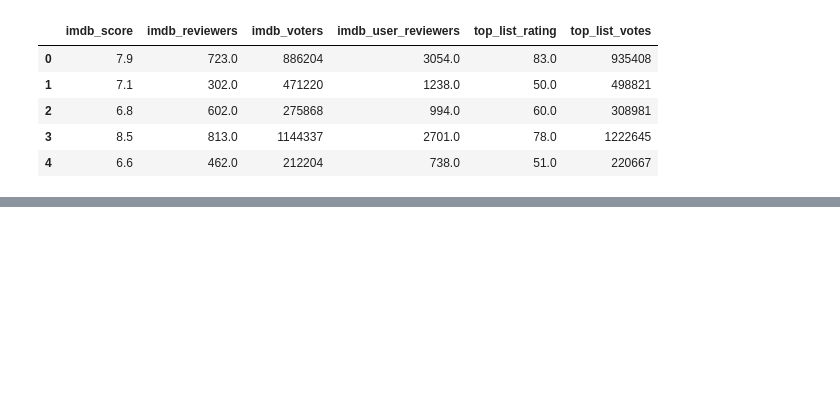
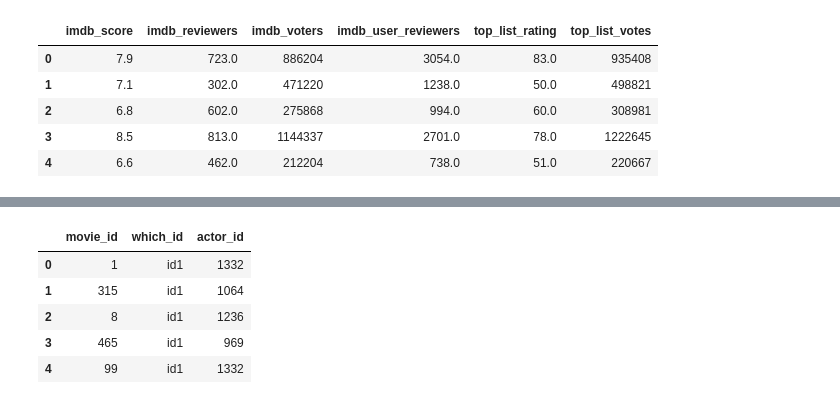
Before and after one commit to LSceleste/Movie-Data-Project, a Jupyter notebook: Create_Database.ipynb, the cells around one changed output, grey strips where cells are left out. Cells and saved outputs as stored; diff of their text form; code cells hidden in the pictures; blank space fills up the shorter version.

```diff
--- a/Create_Database.ipynb
+++ b/Create_Database.ipynb
@@ -232,4 +287,6 @@ actorlist_df.head()
 # %%
 actor_2merge_df = actor_df.reset_index()
 actor_2merge_df = actor_2merge_df.rename(columns = {'index':'id'})
+actor_2merge_df['actor_id'] = actor_2merge_df['id'] + 1
+actor_2merge_df = actor_2merge_df.drop(columns = 'id')
 actor_2merge_df.head()
@@ -239,9 +310,9 @@ actorlist_df.head()
 # %%
-actorlist_df.columns = ['movie_id','0','actor_name','2','3','id1']
+actorlist_df.columns = ['0','actor_name','2','3','movie_id','id1']
 actorlist_df = actorlist_df.merge(actor_2merge_df,on = 'actor_name', how='inner')
-actorlist_df.columns = ['movie_id','0','1', 'actor_name','3', 'id1', 'id2']
+actorlist_df.columns = ['0','1', 'actor_name','3', 'movie_id','id1','id2']
 actorlist_df = actorlist_df.merge(actor_2merge_df,on = 'actor_name', how='inner')
-actorlist_df.columns = ['movie_id','0','1', '2', 'actor_name','id1', 'id2', 'id3']
+actorlist_df.columns = ['0','1', '2', 'actor_name','movie_id','id1', 'id2', 'id3']
 actorlist_df = actorlist_df.merge(actor_2merge_df,on = 'actor_name', how='inner')
 # %%
 actorlist_df.head()
@@ -251,7 +336,14 @@ actorlist_df.head()
 # %%
-actor_melt_df = pd.melt(actorlist_df,id_vars ='movie_id', value_vars =  ['id1','id2','id3','id'],
+actor_melt_df = pd.melt(actorlist_df,id_vars ='movie_id', value_vars =  ['id1','id2','id3','actor_id'],
                         var_name = 'which_id', value_name = 'actor_id')
 actor_melt_df.head()
+# %% [output]
+|  | movie_id | which_id | actor_id |
+| 0 | 1 | id1 | 1332 |
+| 1 | 315 | id1 | 1064 |
+| 2 | 8 | id1 | 1236 |
+| 3 | 465 | id1 | 969 |
+| 4 | 99 | id1 | 1332 |
 # %%
 actor_movie_df = actor_melt_df[['actor_id']]
 actor_movie_df['movie_id'] = actor_melt_df.loc[:,'movie_id']
```
Also changed, not shown: parts of 29 cells of this notebook.
